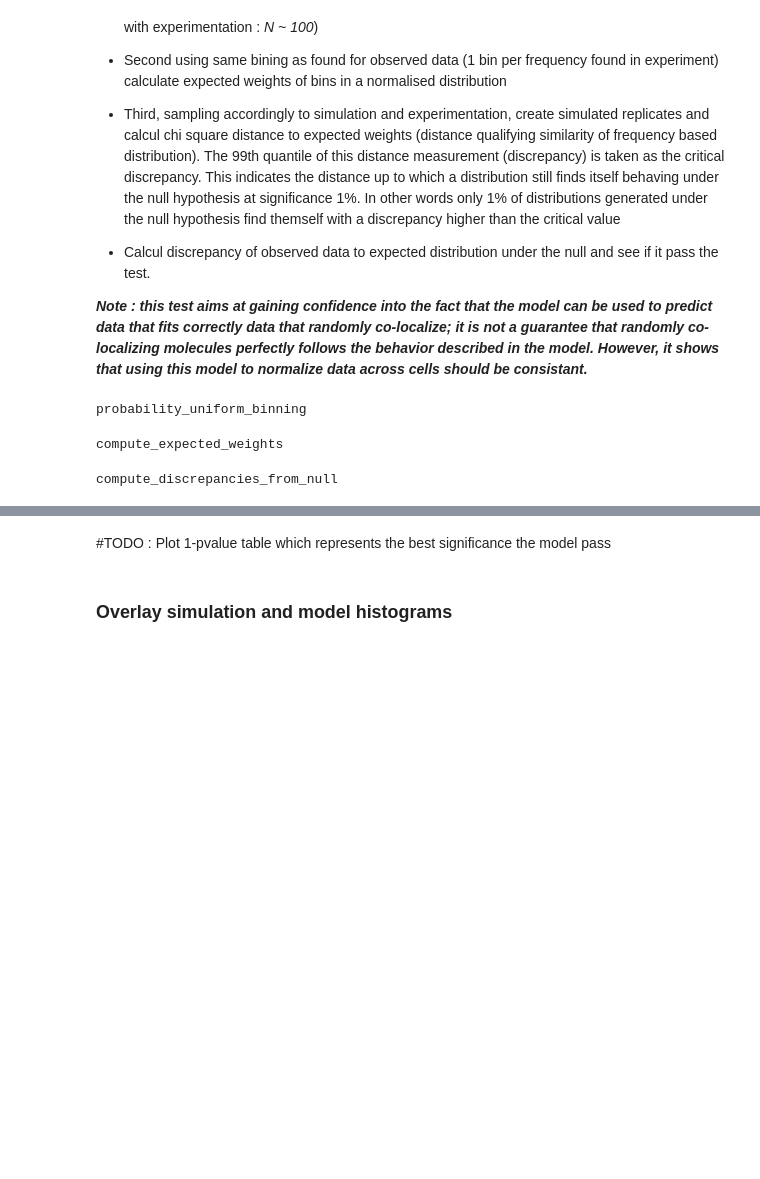
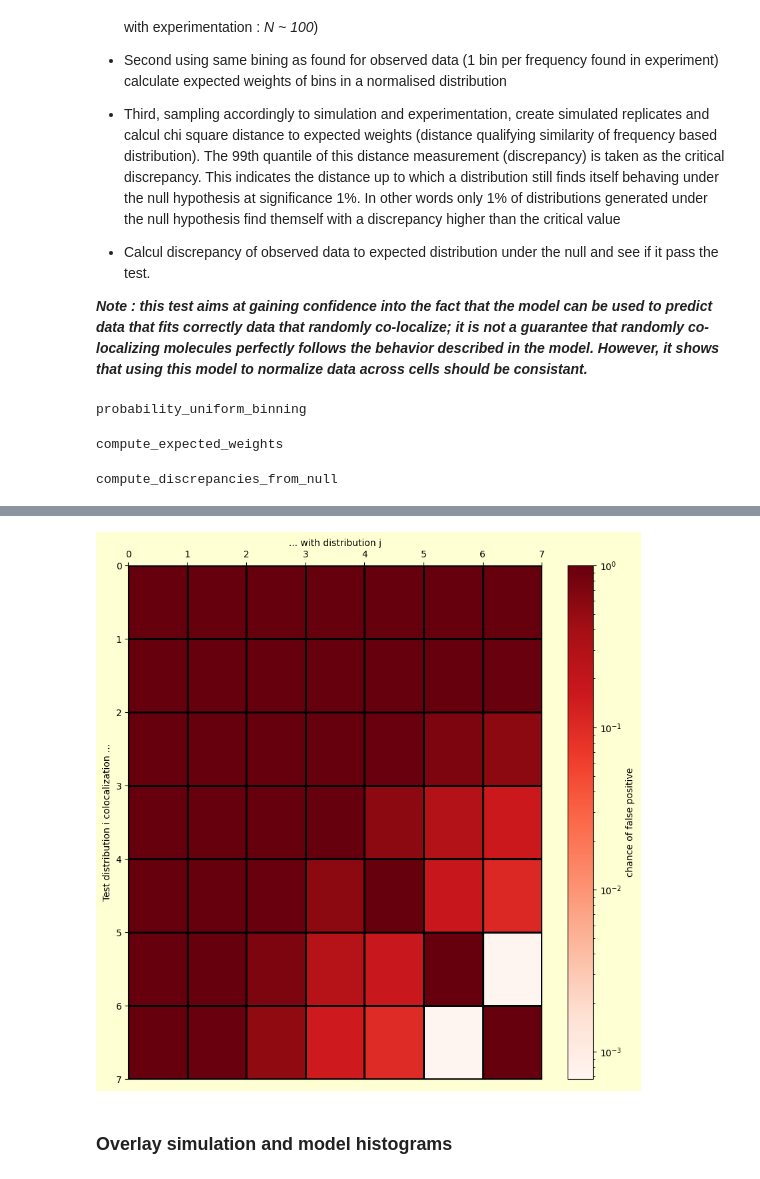
Before and after one commit to 2Echoes/Random_colocalization_simulation, a Jupyter notebook: analysis_notebooks/analysis_notebook.ipynb, the cells around one changed output, grey strips where cells are left out. Drawn from its saved outputs; the diff is of its cells as text; code cells hidden in the pictures; blank space fills up the shorter version.

```diff
--- a/analysis_notebooks/analysis_notebook.ipynb
+++ b/analysis_notebooks/analysis_notebook.ipynb
@@ -198,7 +196,7 @@ distribution_query = 7
 distribution_anchor = 5
 
 test_truth_table = Array{Bool, 2}(undef, distribution_number,distribution_number)
-test_pvalue_table = Array{Float64, 2}(undef, distribution_number,distribution_number)
+chisq_pvalue_table = Array{Float64, 2}(undef, distribution_number,distribution_number)
 @showprogress for distribution_query in 1:distribution_number
 for distribution_anchor in 1:distribution_number
 
@@ -225,14 +223,14 @@ for distribution_anchor in 1:distribution_number
     expected_weights = compute_expected_weights(expectancy, distrib_std, binning)
 
     discrepancies = compute_discrepancies_from_null(expectancy, distrib_std, sampling_number, binning)
-    discrepancies_critical = quantile(discrepancies, 0.99)
+    discrepancies_critical = quantile(discrepancies, 0.95)
 
     data_discrepancies = chisq_dist(expected_weights, data_hist.weights / sum(data_hist.weights))
 
     test_truth_table[distribution_query, distribution_anchor] = data_discrepancies < discrepancies_critical #Sucess when we fail to reject null hypothesis
-    test_pvalue_table[distribution_query, distribution_anchor] = mean(data_discrepancies .< discrepancies )
+    chisq_pvalue_table[distribution_query, distribution_anchor] = mean(data_discrepancies .< discrepancies )
 
 end
 end
 
-test_truth_table
+1 .- chisq_pvalue_table
@@ -239,5 +246,28 @@ test_truth_table
-# %% [markdown]
-#TODO : Plot 1-pvalue table which represents the best significance the model pass
+# %%
+PyPlot.close()
+fig = PyPlot.figure(figsize=(10,10), facecolor= "xkcd:eggshell")
+ax = fig.gca()
+
+colormesh = ax.pcolormesh(
+    1 .- test_pvalue_table,
+    norm = matplotlib[:colors][:LogNorm](),
+    edgecolors="black",
+    cmap= "Reds"
+    )
+cbar = PyPlot.colorbar(colormesh, label="chance of false positive")
+
+
+ax.set_ylabel("Test distribution i colocalization ...")
+ax.invert_yaxis()
+
+ax.xaxis.set_ticks_position("top")
+ax.xaxis.set_label_position("top")
+ax.set_xlabel("... with distribution j")
+
+
+fig
+# %% [output]
+[figure, added]
 # %% [markdown]
 ### Overlay simulation and model histograms
 # %%
```
Also changed, not shown: parts of 27 cells of this notebook, 2 other files.
